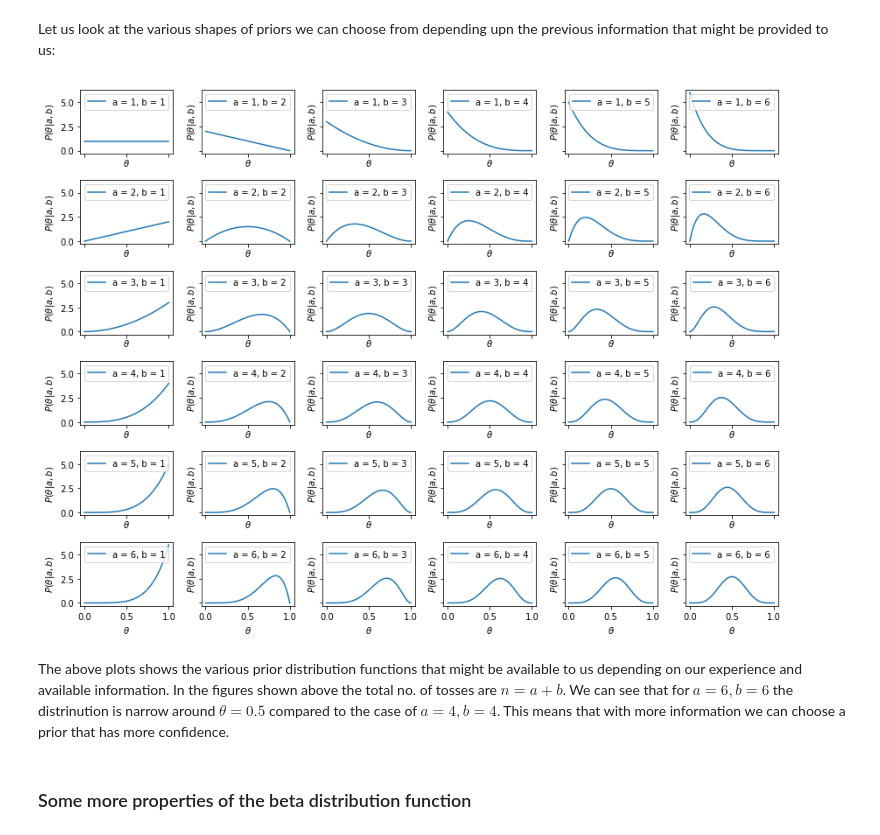
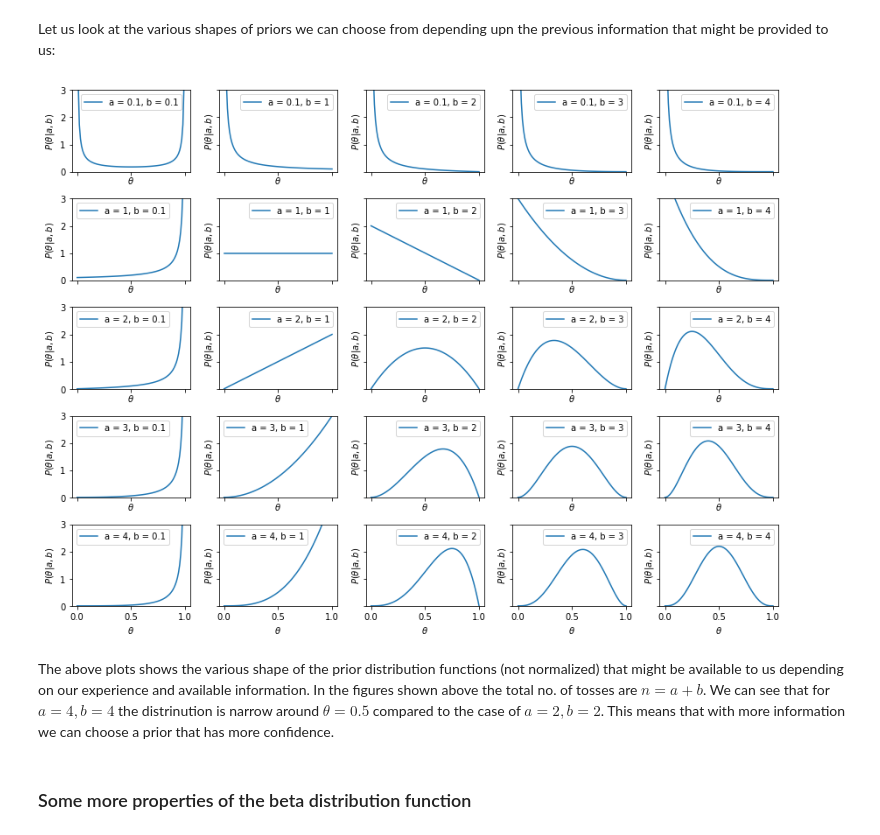
Before and after one commit to nathdipankar/Bayesian-Statistics, a Jupyter notebook: BinomialProbailityWithExactmathematicalAnalysis/Inferring Binomial Probability.ipynb, the cells around one changed output. Drawn from its saved outputs; the diff is of its cells as text; code cells hidden in the pictures.

```diff
--- a/BinomialProbailityWithExactmathematicalAnalysis/Inferring Binomial Probability.ipynb
+++ b/BinomialProbailityWithExactmathematicalAnalysis/Inferring Binomial Probability.ipynb
@@ -80,19 +81,20 @@ Text(0,0.5,'$P\\left(\\theta\\right)$')
 # %% [markdown]
 Let us look at the various shapes of priors we can choose from depending upn the previous information that might be provided to us:
 # %%
-a,  b = [[1,2,3,4,5,6], [1,2,3,4,5,6]]
+a,  b = [[0.1,1,2,3,4], [0.1,1,2,3,4]]
 fig1, ax1 = plt.subplots(len(a), len(b), sharex = 'all', sharey = 'all', figsize = (12, 9))
 for i in range(len(a)):
     for j in range(len(b)):
-        ax1[i, j].plot(x, beta.pdf(x, i+1, j+1),  label='a = {}, b = {}'.format(i+1,j+1))
+        ax1[i, j].plot(x, beta.pdf(x, a[i], b[j]),  label='a = {}, b = {}'.format(a[i],b[j]))
         ax1[i, j].legend(loc = 'best')
         ax1[i, j].set_xlabel(r'$\theta$')
         ax1[i, j].set_ylabel(r'$P\left(\theta|a,b\right)$')
+        ax1[i, j].set_ylim(0,3)
 fig1.tight_layout()
 # %% [output]
-[figure, old version]
+[figure, new version]
 # %% [markdown]
-The above plots shows the various prior distribution functions that might be available to us depending on our experience and available information. In the figures shown above the total no. of tosses are $n = a + b$. We can see that for $a=6, b=6$ the distrinution is narrow around $\theta = 0.5$ compared to the case of $a=4, b = 4$. This means that with more information we can choose a prior that has more confidence.
+The above plots shows the various shape of the prior distribution functions (not normalized) that might be available to us depending on our experience and available information. In the figures shown above the total no. of tosses are $n = a + b$. We can see that for $a=4, b=4$ the distrinution is narrow around $\theta = 0.5$ compared to the case of $a=2, b = 2$. This means that with more information we can choose a prior that has more confidence.
 # %% [markdown]
 ### Some more properties of the beta distribution function
 # %% [markdown]
```
Also changed, not shown: parts of 24 cells of this notebook.
